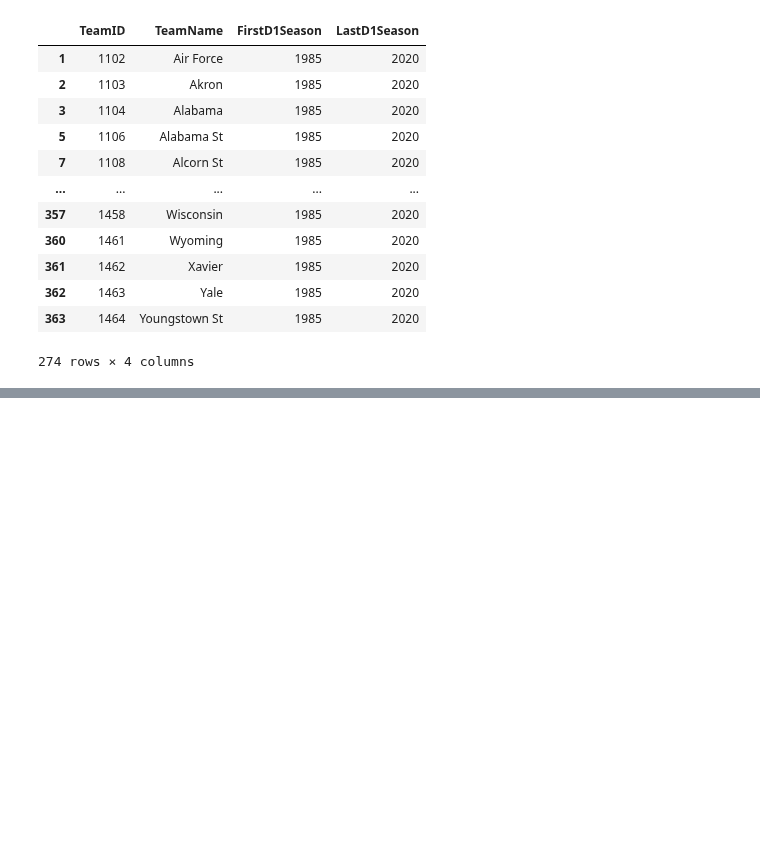
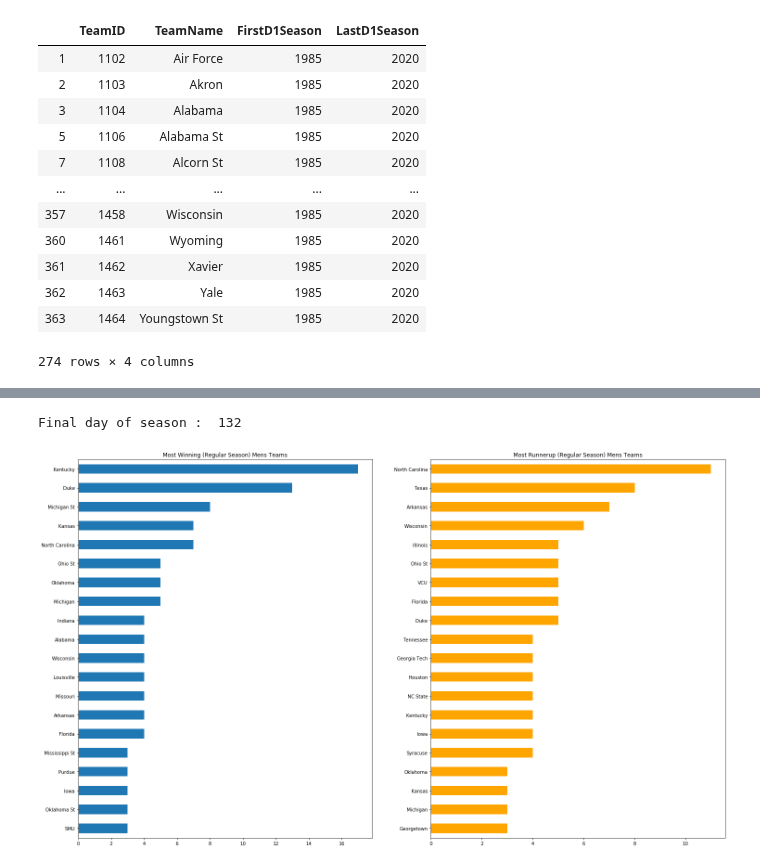
Before and after one commit to Heramb001/cs795_practical_machine_learning, a Jupyter notebook: project-1/Data Wrangling 2020.ipynb, the cells around one changed output, grey strips where cells are left out. Drawn from its saved outputs; the diff is of its cells as text; code cells hidden in the pictures; blank space fills up the shorter version.

```diff
--- a/project-1/Data Wrangling 2020.ipynb
+++ b/project-1/Data Wrangling 2020.ipynb
@@ -62,15 +130,3 @@ teams_df[(teams_df['FirstD1Season'] == 1985) & (teams_df['LastD1Season'] == 2020
 | 362 | 1463 | Yale | 1985 | 2020 |
 | 363 | 1464 | Youngstown St | 1985 | 2020 |
 274 rows × 4 columns
-# %%
-RSCR_df['counter'] = 1
-RSCR_df.groupby('WTeamName')['counter'] \
-    .count() \
-    .sort_values() \
-    .tail(20) \
-    .plot(kind='barh',
-          title='Most Winning (Regular Season) Mens Teams',
-          figsize=(15, 8),
-          xlim=(600, 920),
-          color=mypal[1])
-plt.show()
@@ -78,0 +182,9 @@ KeyError: 'WTeamName'
+# %%
+RSCR_df = RSCR_df.merge(teams_df[['TeamName','TeamID']],
+                       left_on = 'WTeamID',
+                       right_on = 'TeamID',
+                       validate='many_to_one').drop('TeamID', axis=1).rename(columns={'TeamName': 'WTeamName'}).merge(teams_df[['TeamName','TeamID']],
+                       left_on = 'LTeamID',
+                       right_on = 'TeamID',
+                       validate='many_to_one').drop('TeamID', axis=1).rename(columns={'TeamName': 'LTeamName'})
+#RSCR_df.head()
@@ -78,0 +198,11 @@ KeyError: 'WTeamName'
+# %%
+fig, axs = plt.subplots(1, 2, figsize=(25,15))
+max_day = max(RSCR_df['DayNum'])
+print('Final day of season : ',max_day)
+season_finale_df = RSCR_df[RSCR_df['DayNum'] ==  max_day]
+season_finale_df['WTeamName'].value_counts().sort_values().tail(20).plot(kind='barh',title='Most Winning (Regular Season) Mens Teams',ax=axs[0])
+season_finale_df['LTeamName'].value_counts().sort_values().tail(20).plot(kind='barh',title='Most Runnerup (Regular Season) Mens Teams',ax=axs[1],color='orange')
+plt.show()
+# %% [output]
+Final day of season :  132
+[figure, added]
```
Also changed, not shown: parts of 16 cells of this notebook, 1 other file.
